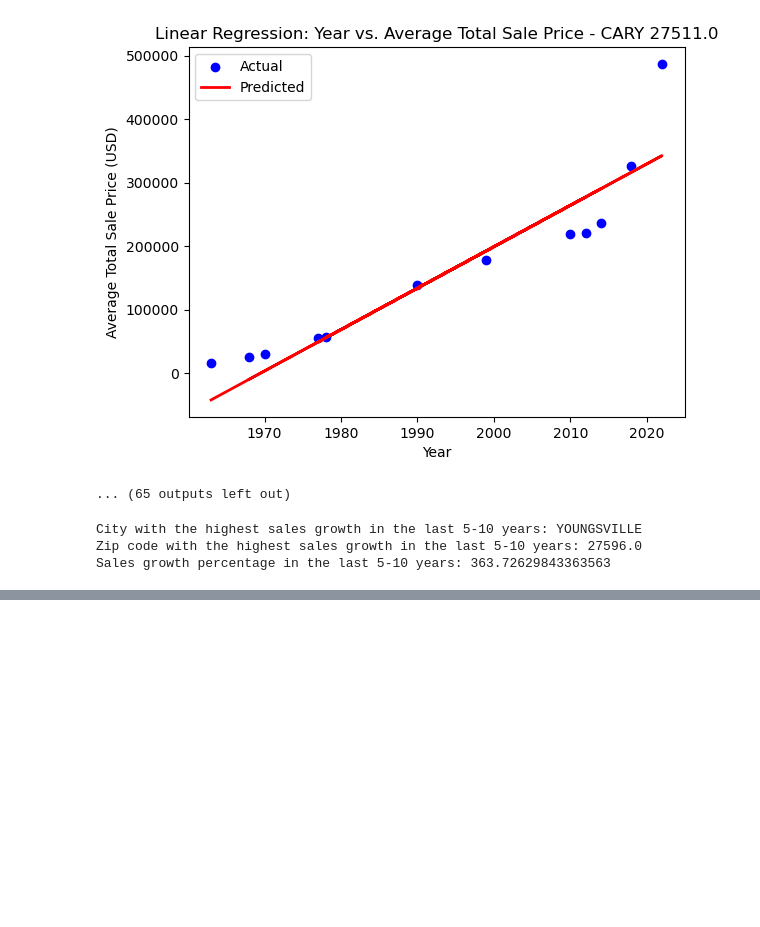
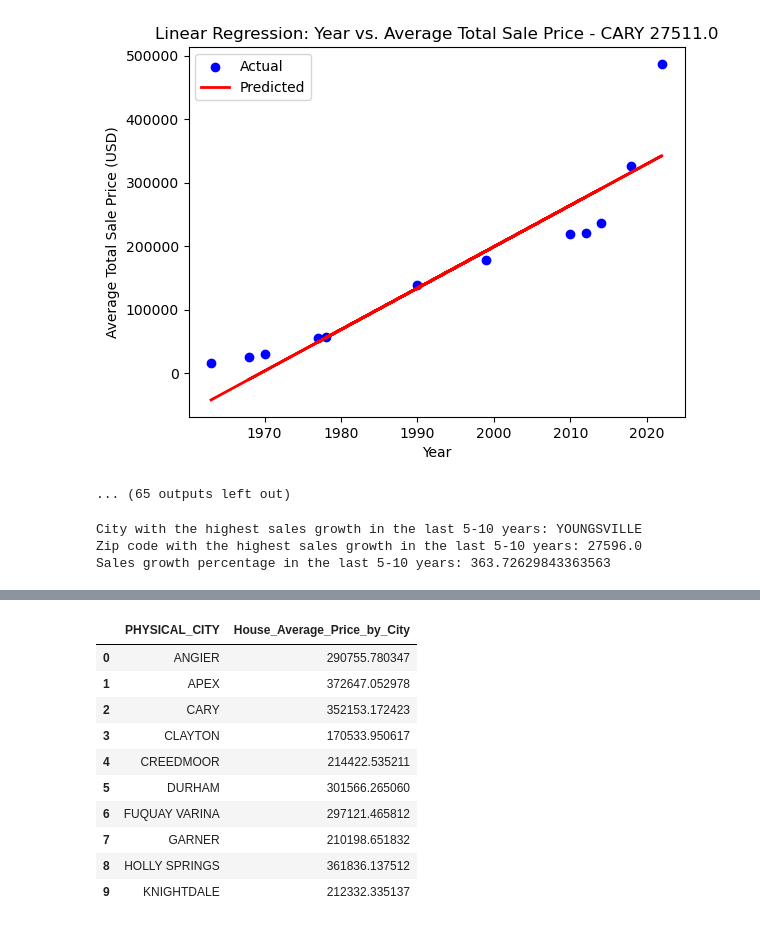
Before and after one commit to jkehm/Wake-County-Housing, a Jupyter notebook: linear regression.ipynb, the cells around one changed output, grey strips where cells are left out. Drawn from its saved outputs; the diff is of its cells as text; code cells hidden in the pictures; blank space fills up the shorter version.

```diff
--- a/linear regression.ipynb
+++ b/linear regression.ipynb
@@ -256,0 +282,15 @@ Sales growth percentage in the last 5-10 years: 363.72629843363563
+# %%
+wake_houses = df.groupby(['PHYSICAL_CITY'])["Total_sale_Price"].mean().reset_index(name='House_Average_Price_by_City')
+wake_houses.head(10)
+# %% [output]
+|  | PHYSICAL_CITY | House_Average_Price_by_City |
+| 0 | ANGIER | 290755.780347 |
+| 1 | APEX | 372647.052978 |
+| 2 | CARY | 352153.172423 |
+| 3 | CLAYTON | 170533.950617 |
+| 4 | CREEDMOOR | 214422.535211 |
+| 5 | DURHAM | 301566.265060 |
+| 6 | FUQUAY VARINA | 297121.465812 |
+| 7 | GARNER | 210198.651832 |
+| 8 | HOLLY SPRINGS | 361836.137512 |
+| 9 | KNIGHTDALE | 212332.335137 |
```
Also changed, not shown: parts of 3 cells of this notebook.
